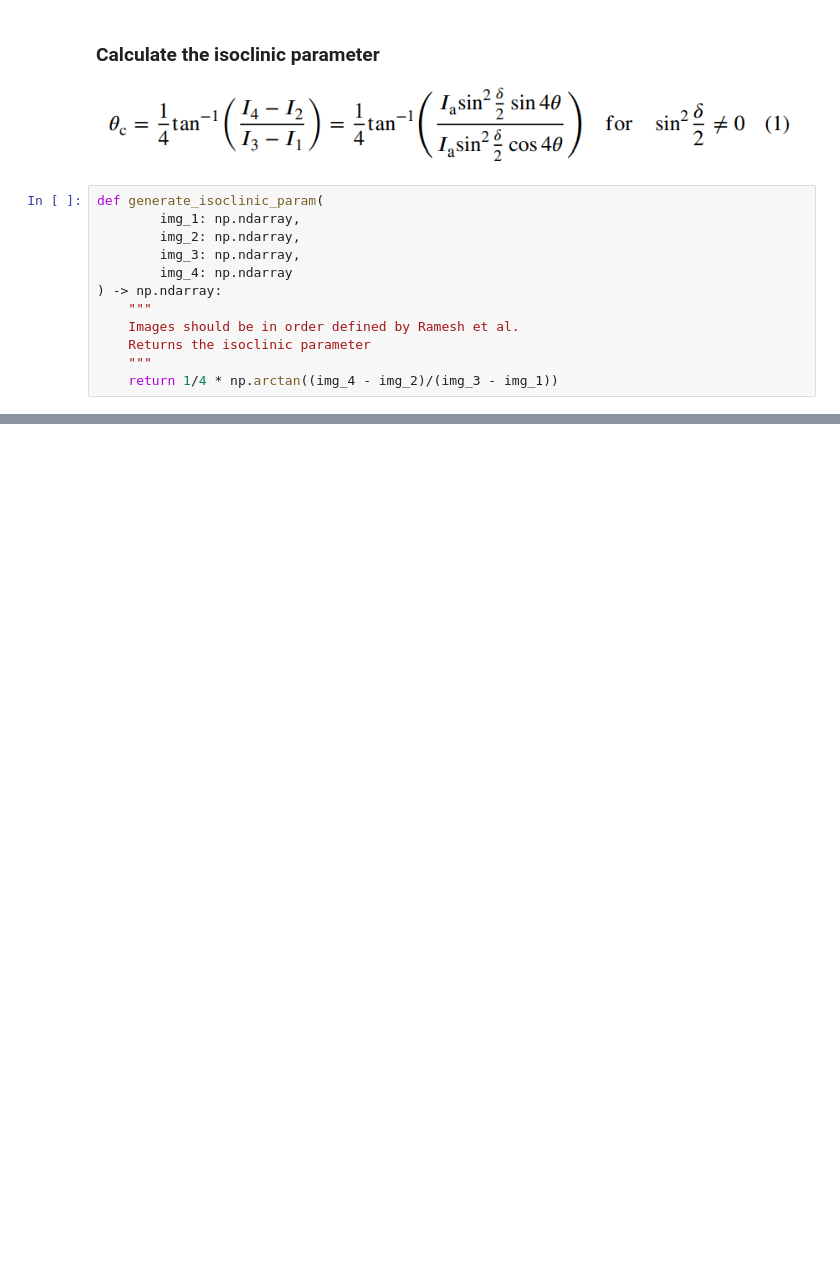
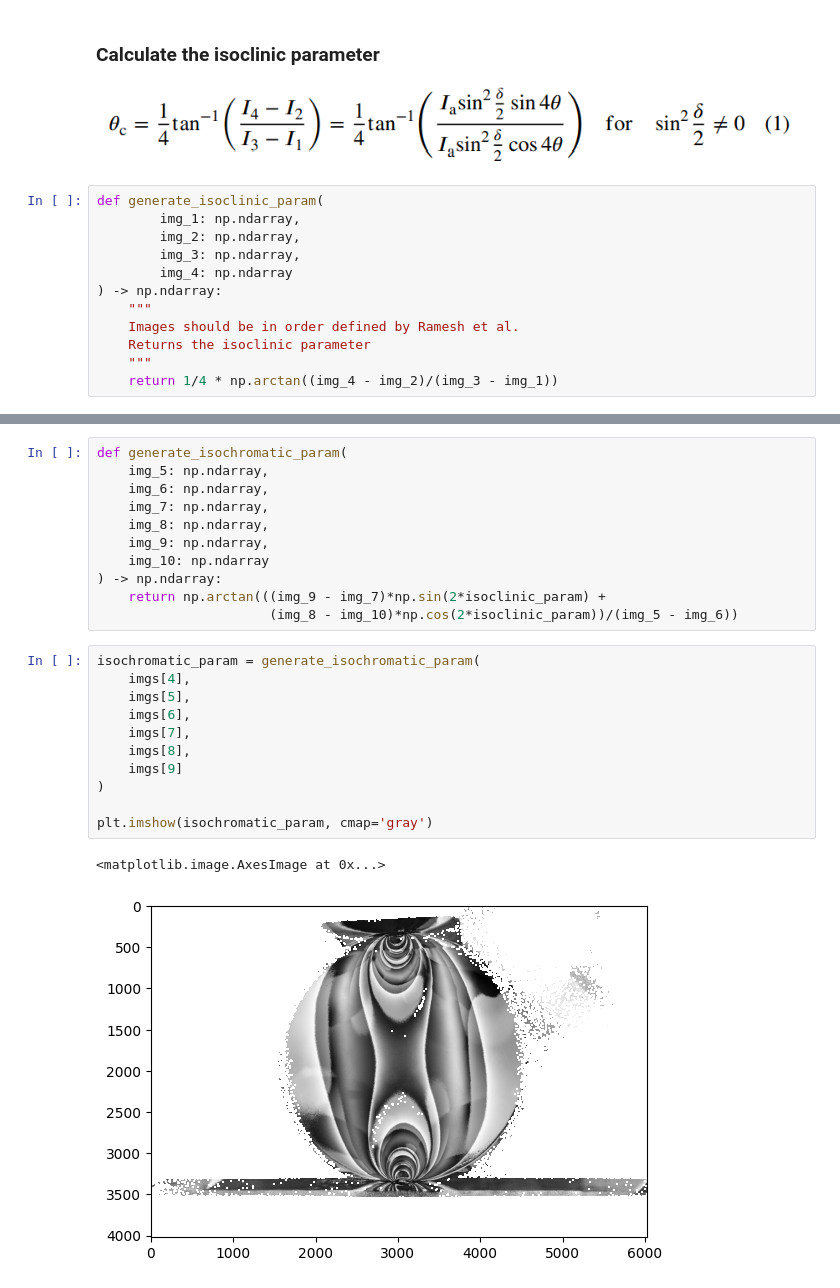
Before and after one commit to fs-bullard/photoelasticity, a Jupyter notebook: ten-step-phase.ipynb, the cells around one changed output, grey strips where cells are left out. Saved outputs shown, nothing was run; the diff lists cells and outputs as text; blank space fills up the shorter version.

```diff
--- a/ten-step-phase.ipynb
+++ b/ten-step-phase.ipynb
@@ -79,0 +90,25 @@ def generate_isoclinic_param(
+# %%
+def generate_isochromatic_param(
+    img_5: np.ndarray,
+    img_6: np.ndarray,
+    img_7: np.ndarray,
+    img_8: np.ndarray,
+    img_9: np.ndarray,
+    img_10: np.ndarray
+) -> np.ndarray:
+    return np.arctan(((img_9 - img_7)*np.sin(2*isoclinic_param) +
+                      (img_8 - img_10)*np.cos(2*isoclinic_param))/(img_5 - img_6))
+# %%
+isochromatic_param = generate_isochromatic_param(
+    imgs[4],
+    imgs[5],
+    imgs[6],
+    imgs[7],
+    imgs[8],
+    imgs[9]
+)
+
+plt.imshow(isochromatic_param, cmap='gray')
+# %% [output]
+<matplotlib.image.AxesImage at 0x...>
+[figure, added]
```
Also changed, not shown: parts of 4 cells of this notebook.
